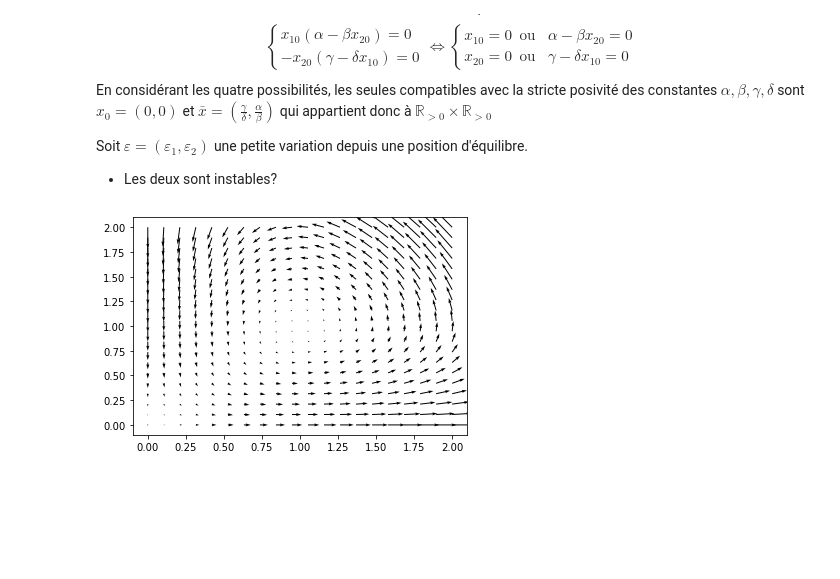
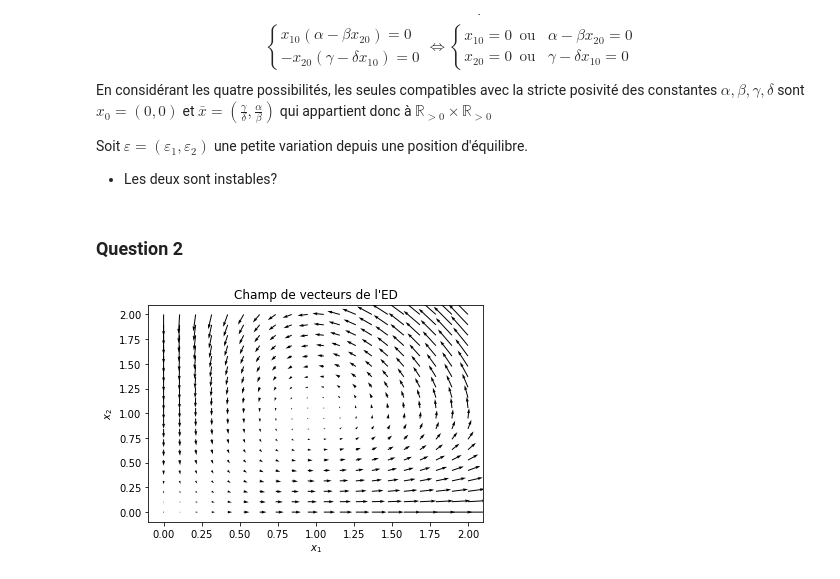
Before and after one commit to mroyerdevericourt/projetMI2, a Jupyter notebook: Rendu.ipynb, the cells around one changed output. Drawn from its saved outputs; the diff is of its cells as text; code cells hidden in the pictures; blank space fills up the shorter version.

Commit message:
Question 2 finie

```diff
--- a/Rendu.ipynb
+++ b/Rendu.ipynb
@@ -22,21 +28,20 @@ Soit $\varepsilon = (\varepsilon_1, \varepsilon_2)$ une petite variation depuis
+# %% [markdown]
+### Question 2
 # %%
 alpha, beta = 1, 1
 gamma, delta = 1, 1
-
-def f(Position):
-    x1, x2 = Position
-    u = x1 * (alpha - beta * x2)
-    v = - x2 * (gamma - delta * x1)
-    return np.array([u,v])
 
 N = 20
 X = np.linspace(0, 2, N)
 Y = np.linspace(0, 2, N)
 Grille = np.array(np.meshgrid(X, Y))
 A = np.array(Grille.reshape(2, -1))
 X, Y = A
 B = f(A)
 plt.quiver(X, Y, *B)
+plt.xlabel('$x_1$')
+plt.ylabel('$x_2$')
+plt.title("Champ de vecteurs de l'ED")
 plt.show()
 # %% [output]
-[figure, old version]
+[figure, new version]
```
Also changed, not shown: parts of 1 cell of this notebook.
